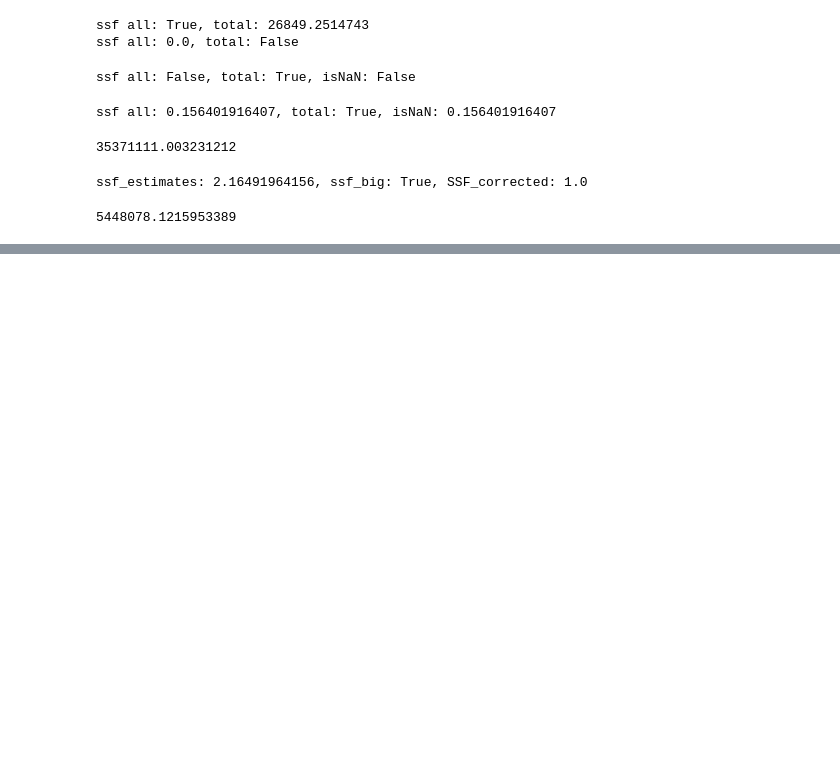
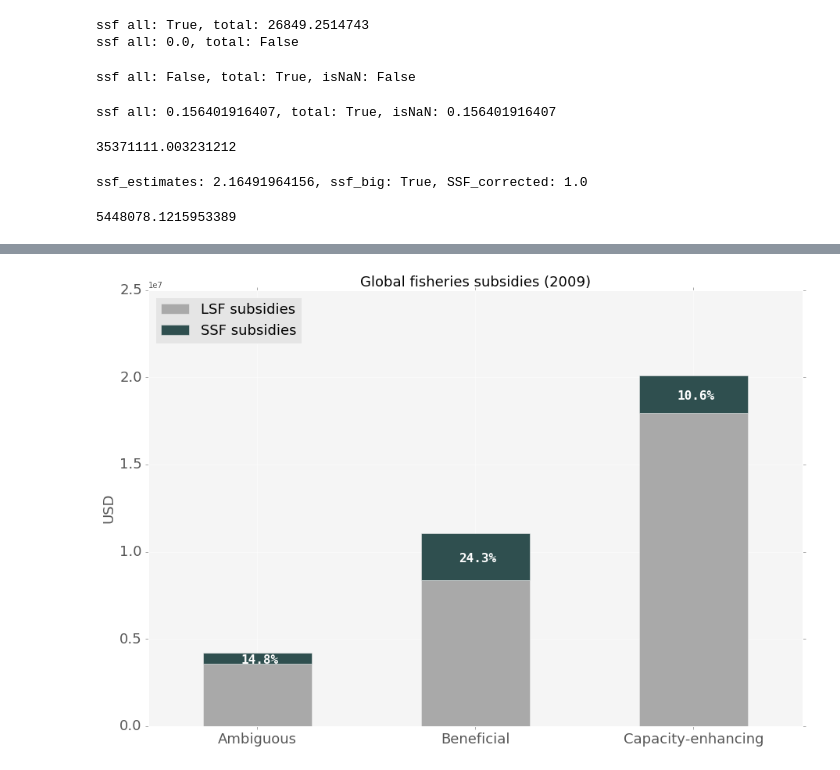
Before and after one commit to annaschu/subsidies, a Jupyter notebook: SSF subsidies capped.ipynb, the cells around one changed output, grey strips where cells are left out. Saved outputs shown, nothing was run; the diff lists cells and outputs as text; code cells hidden in the pictures; blank space fills up the shorter version.

Commit message:
all subsidies data now including fuel, most graphs prepared as bar charts, next steps pie charts for all subregions

```diff
--- a/SSF subsidies capped.ipynb
+++ b/SSF subsidies capped.ipynb
@@ -237,6 +239,12 @@ SSF_subsidies_estimates_assessed['SSF_subsidies_USD'] = (
     SSF_subsidies_estimates_assessed['total_subsidies']
 )*SSF_subsidies_estimates_assessed['SSF_subsidies_percent_all']
 
-np.sum(SSF_subsidies_estimates_assessed['SSF_subsidies_USD'])
+#  rename column names to make it easy for visualization and graphs and calculate LSF subsidies
+
+SSF_subsidies_estimates_assessed = SSF_subsidies_estimates_assessed.rename(columns={'SSF_subsidies_USD':'SSF subsidies'})
+
+SSF_subsidies_estimates_assessed['LSF subsidies'] = SSF_subsidies_estimates_assessed['total_subsidies'] - SSF_subsidies_estimates_assessed['SSF subsidies']
+
+np.sum(SSF_subsidies_estimates_assessed['SSF subsidies'])
 # %% [output]
 5448078.1215953389
@@ -242,0 +258,11 @@ np.sum(SSF_subsidies_estimates_assessed['SSF_subsidies_USD'])
+# %%
+
+#  prepare for plotting global subsidies per category
+
+Subsidies_per_Category = SSF_subsidies_estimates_assessed.groupby(['Category']).sum()
+
+Subsidies_per_Category['SSF percent'] = Subsidies_per_Category['SSF subsidies']/Subsidies_per_Category['total_subsidies']*100
+print Subsidies_per_Category['SSF percent']
+Subsidies_per_Category_short = Subsidies_per_Category.loc[:,['LSF subsidies', 'SSF subsidies']]
+
+Subsidies_per_Category_short
@@ -242,0 +280,79 @@ np.sum(SSF_subsidies_estimates_assessed['SSF_subsidies_USD'])
+# %%
+
+data = Subsidies_per_Category[['LSF subsidies','SSF subsidies']]
+data_dict = data.to_dict()
+
+
+# these percentages are the SSF percent out of the total subsidie calculated in Subsidies_per_Category['SSF percent']
+SSFpercent = (
+    {'label': 'Ambiguous', 'percentage': 14.8},
+    {'label': 'Beneficial', 'percentage': 24.3},
+    {'label': 'Capacity-enhancing', 'percentage': 10.6}
+)
+
+# add totals to SFFpercent
+for key, val in data_dict.items():
+    for k, v in data_dict[key].items():
+        for i in SSFpercent:
+            if i['label'] == k:
+                if 'total' in i.keys():
+                    i['total'] += v
+                else:
+                    i['total'] = v
+
+# print("data_dict {}".format(data_dict))
+
+
+# create subplot
+ax = data.plot(kind='bar', figsize=(15,10),stacked=True, legend=True, fontsize=18, color=["darkgray","darkslategrey"])
+ax.set_title("Global fisheries subsidies (2009)", fontsize=18)
+ax.set_ylabel("USD",fontsize=18)
+ax.set_xlabel("",fontsize=18)
+ax.set_xticklabels(['Ambiguous','Beneficial', 'Capacity-enhancing'],rotation=360, fontsize=18)
+ax.set_axis_bgcolor('0.96')
+
+
+# get an ordered list of percentages
+percentages = []
+for item in SSFpercent:
+    for k, v in item.items():
+        if k == 'percentage':
+            percentages.append(v)
+
+# prepare rects
+N = len(SSFpercent)
+indexes = np.arange(N)
+width = 0.02
+rects = ax.bar(indexes, percentages, width)
+
+# iterate rects and map index with SSF percentage
+for index, rect in enumerate(rects):
+    SSFpercent[index]['rect_x'] = rect.get_x()
+
+
+# now we have a single object holding
+# all the values we need to label the chart
+for bar in SSFpercent:
+    #  get percenatage label as a string
+    percentage = bar['percentage']
+    #  get value of to of bar
+    height = bar['total']
+    label_position = height - ((height / 100 * percentage) / 2)
+    #  position text lables
+    ax.text(
+        bar['rect_x'] + width/2,
+        label_position  - 12.4**5, str(percentage) + '%',
+        ha="center",
+        family="monospace",
+        fontsize=16,
+        fontweight="bold",
+        color="white"
+    )
+
+
+plt.savefig('Subsidies_Category.svg', dpi=400, bbox_inches='tight')
+plt.savefig('Subsidies_Category.pdf', dpi=400, bbox_inches='tight')
+plt.legend(loc=2,fontsize=18)
+plt.show()
+# %% [output]
+[figure, added]
```
Also changed, not shown: parts of 10 cells of this notebook, 6 other files.
